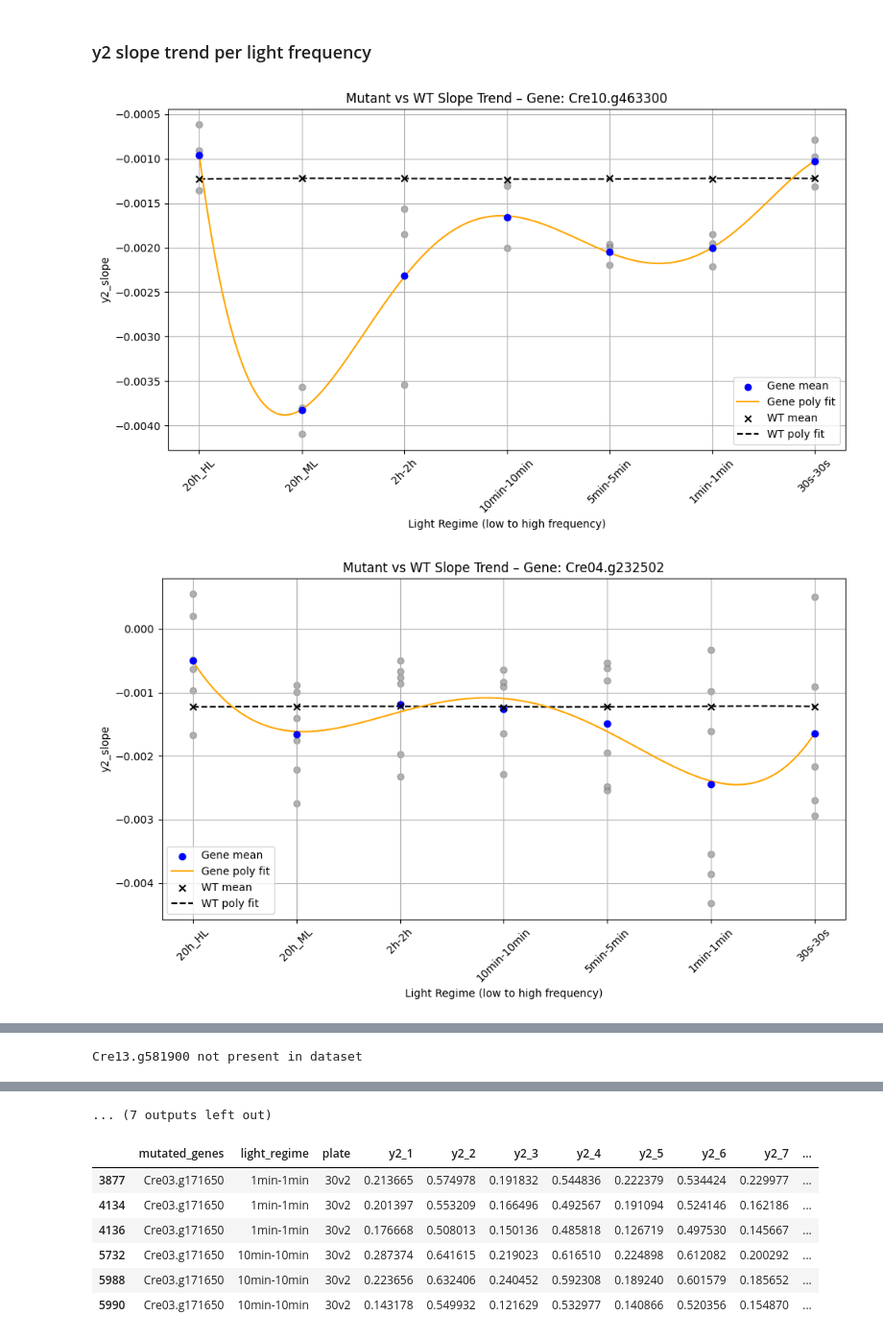
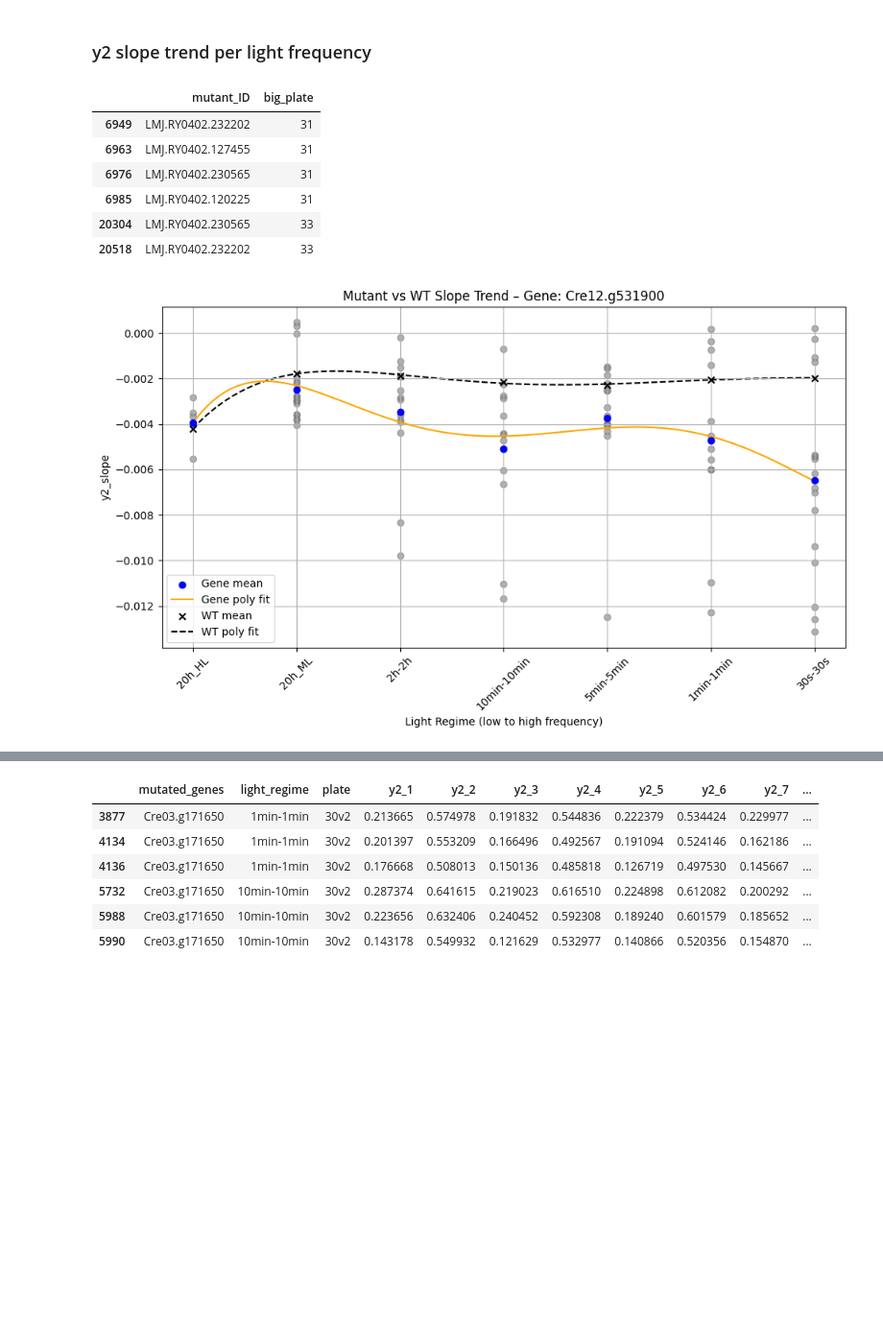
Before and after one commit to Imane-Mkt/Chlamy, a Jupyter notebook: Chlamy_Project_v2-main/Notebooks_Imane/New_analysis.ipynb, the cells around one changed output, grey strips where cells are left out. Shown at 96% size. Cells and saved outputs as stored; diff of their text form; code cells hidden in the pictures; blank space fills up the shorter version.

```diff
--- a/Chlamy_Project_v2-main/Notebooks_Imane/New_analysis.ipynb
+++ b/Chlamy_Project_v2-main/Notebooks_Imane/New_analysis.ipynb
@@ -262,22 +262,34 @@ high_light_freq = [
 high_light = [
     'Cre04.g215150', 'Cre17.g746397', 'Cre06.g285451', 'Cre04.g214501'
 ]
+# %%
+data = pd.read_csv('/home/imokhtatif/.vscode-server/Chlamy_Project_v2-main/Quantile_normalization/2025_5_phase2_light_status_slope_QtilNorm_randeffONLYPLATES_ontimepoints.csv')
+
+data= data[data['mutated_genes']=='Cre12.g531900'].copy()
+data['big_plate'] = data['plate'].astype(str).str.split('v').str[0]
+data[['mutant_ID','big_plate']].drop_duplicates()
+#data[['mutant_ID','plate']].to_csv()
+# %% [output]
+|  | mutant_ID | big_plate |
+| 6949 | LMJ.RY0402.232202 | 31 |
+| 6963 | LMJ.RY0402.127455 | 31 |
+| 6976 | LMJ.RY0402.230565 | 31 |
+| 6985 | LMJ.RY0402.120225 | 31 |
+| 20304 | LMJ.RY0402.230565 | 33 |
+| 20518 | LMJ.RY0402.232202 | 33 |
 # %%
 import matplotlib.pyplot as plt
 import numpy as np
 import pandas as pd
 from numpy.polynomial.polynomial import Polynomial
 
-# Load data
-data = pd.read_csv('/home/imokhtatif/.vscode-server/Chlamy_Project_v2-main/Data/2025_5_phase2_light_status_slope_COMBATT_randeff.csv')
-
+data = pd.read_csv('/home/imokhtatif/.vscode-server/Chlamy_Project_v2-main/Quantile_normalization/2025_5_phase2_light_status_slope_QtilNorm_randeffONLYPLATES_ontimepoints.csv')
 # Light regime order and frequency mapping
 regime_order = ['20h_HL', '20h_ML', '2h-2h', '10min-10min', '5min-5min', '1min-1min', '30s-30s']
 regime_to_freq = {regime: i / (len(regime_order) - 1) for i, regime in enumerate(regime_order)}
 
-# Replace with your list of genes
 
-for gene in high_light_freq:
+for gene in ['Cre12.g531900']:#high_light_freq:
     if gene not in data['mutated_genes'].unique():
         print(f'{gene} not present in dataset')
         continue
@@ -290,7 +302,7 @@ for gene in high_light_freq:
     gene_data['freq'] = gene_data['light_regime'].map(regime_to_freq)
 
     # === Get the WT data from same plates ===
-    plates = gene_data['plate'].unique()
+    plates = ['33v1', '33v2', '33v3']#gene_data['plate'].unique()
     wt_data = data[
         (data['mutated_genes'] == 'WT') &
         (data['plate'].isin(plates)) &
@@ -322,32 +334,31 @@ for gene in high_light_freq:
 
     x_fit = np.linspace(0, 1, 200)
     y_gene_fit = p_gene(x_fit)
     y_wt_fit = p_wt(x_fit)
 
     # === Plot ===
     plt.figure(figsize=(10, 6))
 
     # Individual mutant points
     for _, row in gene_data.iterrows():
         plt.scatter(row['freq'], row['y2_slope'], color='gray', alpha=0.6)
 
     # Gene mutant means + fit
     plt.scatter(x_gene, y_gene, color='blue', label="Gene mean", zorder=3)
     plt.plot(x_fit, y_gene_fit, color='orange', label="Gene poly fit", zorder=2)
 
     # WT means + fit
     plt.scatter(x_wt, y_wt, color='black', label="WT mean", zorder=3, marker='x')
     plt.plot(x_fit, y_wt_fit, color='black', linestyle='--', label="WT poly fit", zorder=1)
 
     # Aesthetics
     plt.xticks(ticks=list(regime_to_freq.values()), labels=regime_order, rotation=45)
     plt.xlabel("Light Regime (low to high frequency)")
     plt.ylabel("y2_slope")
     plt.title(f"Mutant vs WT Slope Trend – Gene: {gene}")
     plt.grid(True)
     plt.legend()
     plt.tight_layout()
     plt.show()
 # %% [output]
-[figure, old version]
+[figure, new version]
-[figure, removed]
@@ -357 +364,0 @@ for gene in high_light_freq:
-Cre13.g581900 not present in dataset
@@ -364,4 +365,3 @@ Cre13.g581900 not present in dataset
-... (7 outputs left out)
 # %%
 import pandas as pd
 
```
Also changed, not shown: parts of 2 cells of this notebook, 1 other file.
